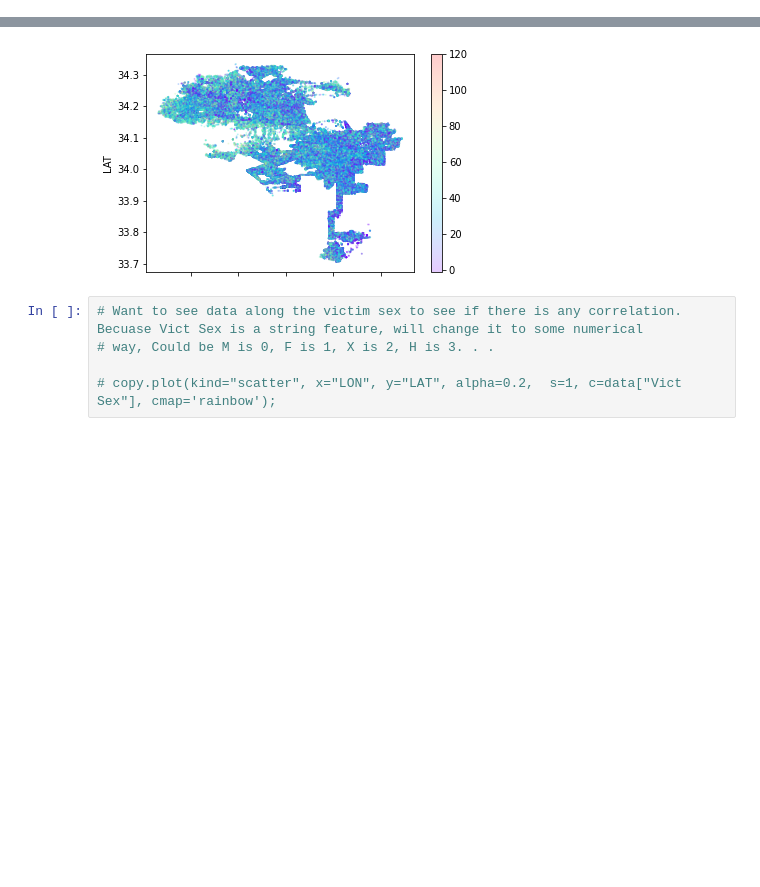
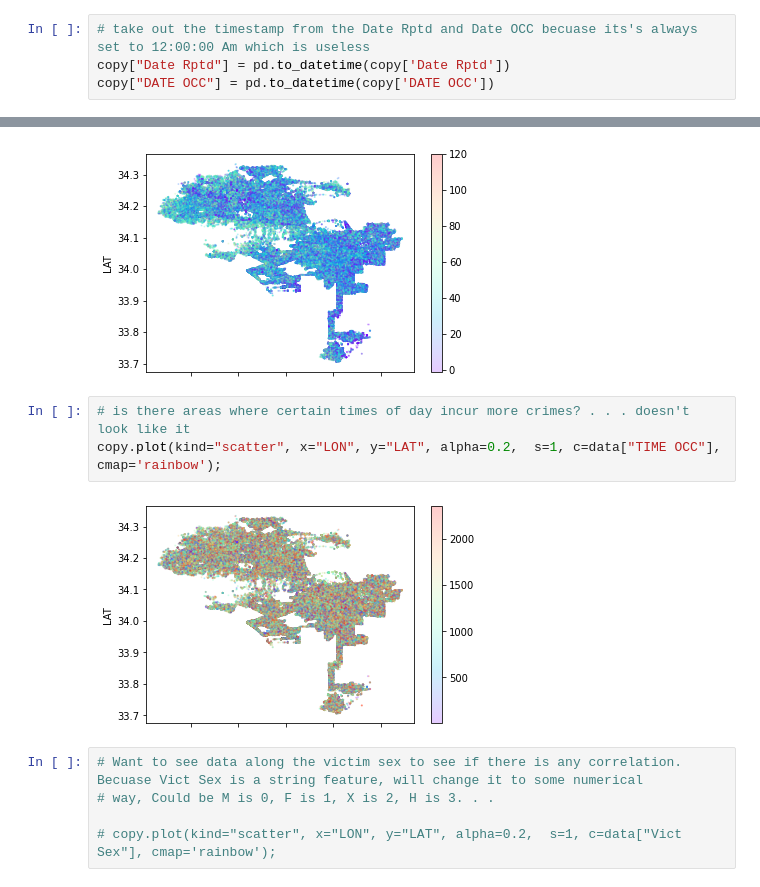
Before and after one commit to cojitamboe15/LACrimeDataML, a Jupyter notebook: LACrimeML.ipynb, the cells around one changed output, grey strips where cells are left out. Drawn from its saved outputs; the diff is of its cells as text; blank space fills up the shorter version.

```diff
--- a/LACrimeML.ipynb
+++ b/LACrimeML.ipynb
@@ -260,6 +260,10 @@ Name: Crm Cd 4, dtype: int64
 copy.drop('DR_NO', inplace=True, axis=1)
 copy.drop('Part 1-2', inplace=True, axis=1)
 copy.drop("Crm Cd 4", inplace=True, axis=1)
+# %%
+# take out the timestamp from the Date Rptd and Date OCC becuase its's always set to 12:00:00 Am which is useless
+copy["Date Rptd"] = pd.to_datetime(copy['Date Rptd'])
+copy["DATE OCC"] = pd.to_datetime(copy['DATE OCC'])
 # %%
 # will have to replace values of 0 with the mean
 copy['Vict Age'].hist(bins=25, figsize=(6, 6));
@@ -357,6 +361,11 @@ Name: Vict Sex, dtype: int64
 copy.plot(kind="scatter", x="LON", y="LAT", alpha=0.2,  s=1, c=data["Vict Age"], cmap='rainbow');
 # %% [output]
 [figure]
+# %%
+# is there areas where certain times of day incur more crimes? . . . doesn't look like it
+copy.plot(kind="scatter", x="LON", y="LAT", alpha=0.2,  s=1, c=data["TIME OCC"], cmap='rainbow');
+# %% [output]
+[figure, added]
 # %%
 # Want to see data along the victim sex to see if there is any correlation. Becuase Vict Sex is a string feature, will change it to some numerical
 # way, Could be M is 0, F is 1, X is 2, H is 3. . .
```
